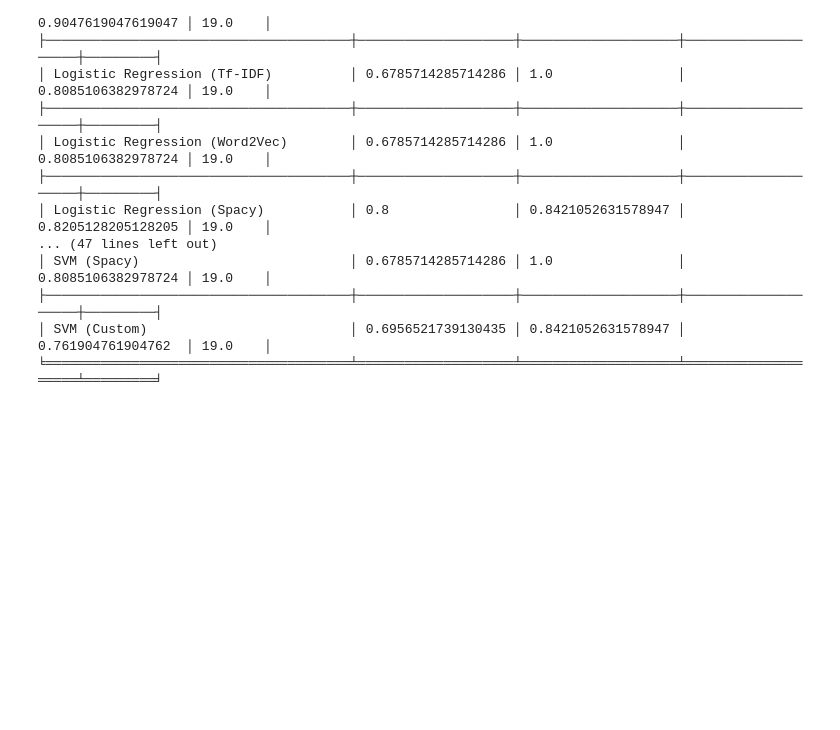
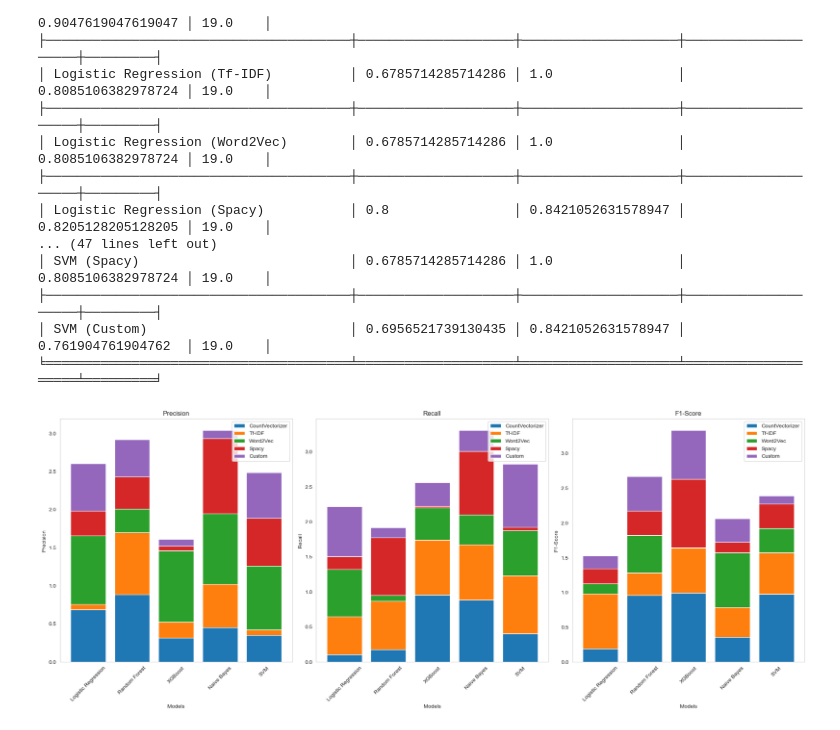
Before and after one commit to PPortela00/Recommendation-System---, a Jupyter notebook: NLP&TS/NLP.ipynb, the cells around one changed output. Cells and saved outputs as stored; diff of their text form; code cells hidden in the pictures; blank space fills up the shorter version.

Commit message:
Add Graphs

```diff
--- a/NLP&TS/NLP.ipynb
+++ b/NLP&TS/NLP.ipynb
@@ -3839,3 +3839,100 @@ print(table)
 ├───────────────────────────────────────┼────────────────────┼────────────────────┼────────────────────┼─────────┤
 │ SVM (Custom)                          │ 0.6956521739130435 │ 0.8421052631578947 │ 0.761904761904762  │ 19.0    │
 ╘═══════════════════════════════════════╧════════════════════╧════════════════════╧════════════════════╧═════════╛
+# %%
+# Exemplo de dados fictícios
+models = [
+    "Logistic Regression",
+    "Random Forest",
+    "XGBoost",
+    "Naive Bayes",
+    "SVM"
+]
+
+approaches = [
+    "CountVectorizer",
+    "Tf-IDF",
+    "Word2Vec",
+    "Spacy",
+    "Custom"
+]
+
+metrics = ["Precision", "Recall", "F1-Score"]
+
+# Gerar dados fictícios para métricas de desempenho (substitua pelos seus dados reais)
+data = np.random.rand(len(models), len(approaches), len(metrics))
+
+# Aumentar o tamanho dos gráficos
+plt.figure(figsize=(20, 8))
+
+# Gráfico de Barras Empilhadas (Stacked Bar Chart)
+for i, metric in enumerate(metrics):
+    plt.subplot(1, len(metrics), i + 1)
+    bottom = np.zeros(len(models))
+    for j, approach in enumerate(approaches):
+        plt.bar(models, data[:, j, i], label=approach, bottom=bottom)
+        bottom += data[:, j, i]
+    plt.title(metric)
+    plt.xlabel("Models")
+    plt.ylabel(metric)
+    plt.xticks(rotation=45)  # Rotacionar rótulos do eixo x em 45 graus
+    plt.legend(loc='upper right')
+
+# Remover grids
+for ax in plt.gcf().get_axes():
+    ax.grid(False)
+
+# Definir background como branco
+plt.gca().set_facecolor('white')
+
+plt.tight_layout()
+plt.show()
+
+# Gráfico de Barras Agrupadas (Grouped Bar Chart)
+plt.figure(figsize=(20, 8))
+bar_width = 0.2
+for i, approach in enumerate(approaches):
+    plt.subplot(1, len(approaches), i + 1)
+    width = 0.2
+    for j, metric in enumerate(metrics):
+        x = np.arange(len(models))
+        plt.bar(x + j * width, data[:, i, j], width, label=metric)
+    plt.title(approach)
+    plt.xlabel("Models")
+    plt.ylabel("Scores")
+    plt.xticks(x + width * len(metrics) / 2, models, rotation=45)  # Rotacionar rótulos do eixo x em 45 graus
+    plt.legend(metrics, loc='upper right')
+
+# Remover grids
+for ax in plt.gcf().get_axes():
+    ax.grid(False)
+
+# Definir background como branco
+plt.gca().set_facecolor('white')
+
+plt.tight_layout()
+plt.show()
+
+# Gráfico de Linhas (Line Chart)
+plt.figure(figsize=(20, 8))
+for i, metric in enumerate(metrics):
+    plt.subplot(1, len(metrics), i + 1)
+    for j, model in enumerate(models):
+        plt.plot(approaches, data[j, :, i], marker='o', label=f"{model} ({metric})")
+    plt.title(f"{metric} Comparison")
+    plt.xlabel("Approaches")
+    plt.ylabel(metric)
+    plt.xticks(rotation=45)  # Rotacionar rótulos do eixo x em 45 graus
+    plt.legend(loc='upper right')
+
+# Remover grids
+for ax in plt.gcf().get_axes():
+    ax.grid(False)
+
+# Definir background como branco
+plt.gca().set_facecolor('white')
+
+plt.tight_layout()
+plt.show()
+# %% [output]
+[figure, added]
```
Also changed, not shown: parts of 1 cell of this notebook.
